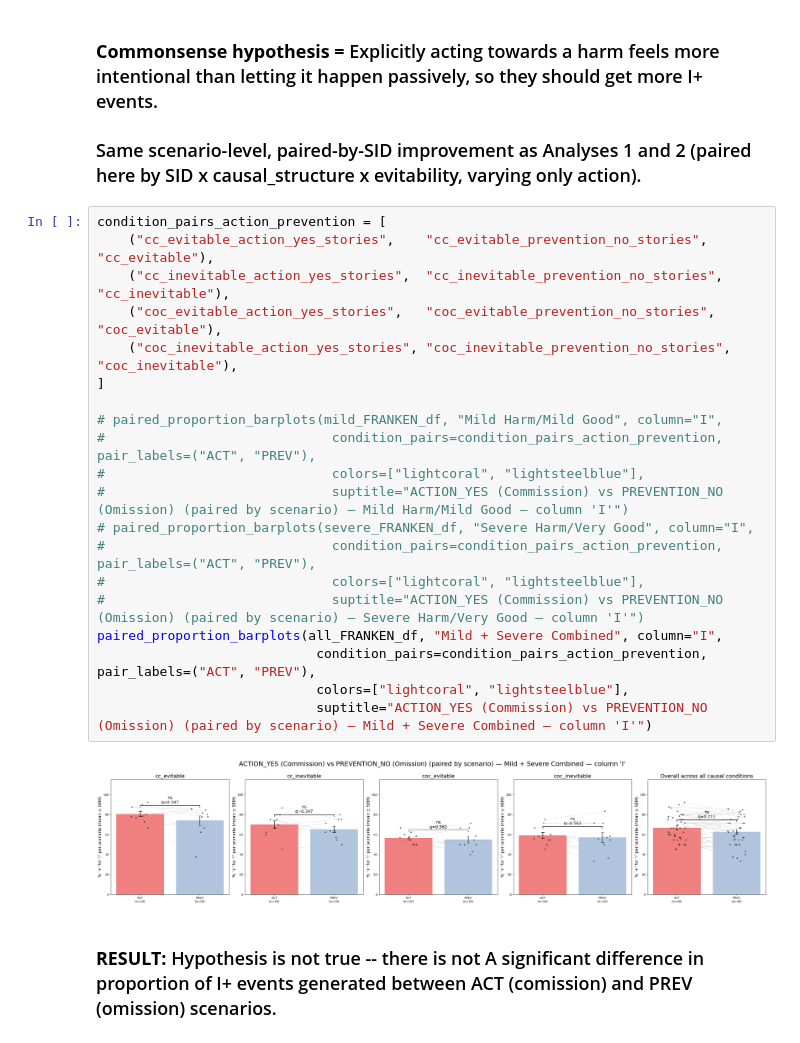
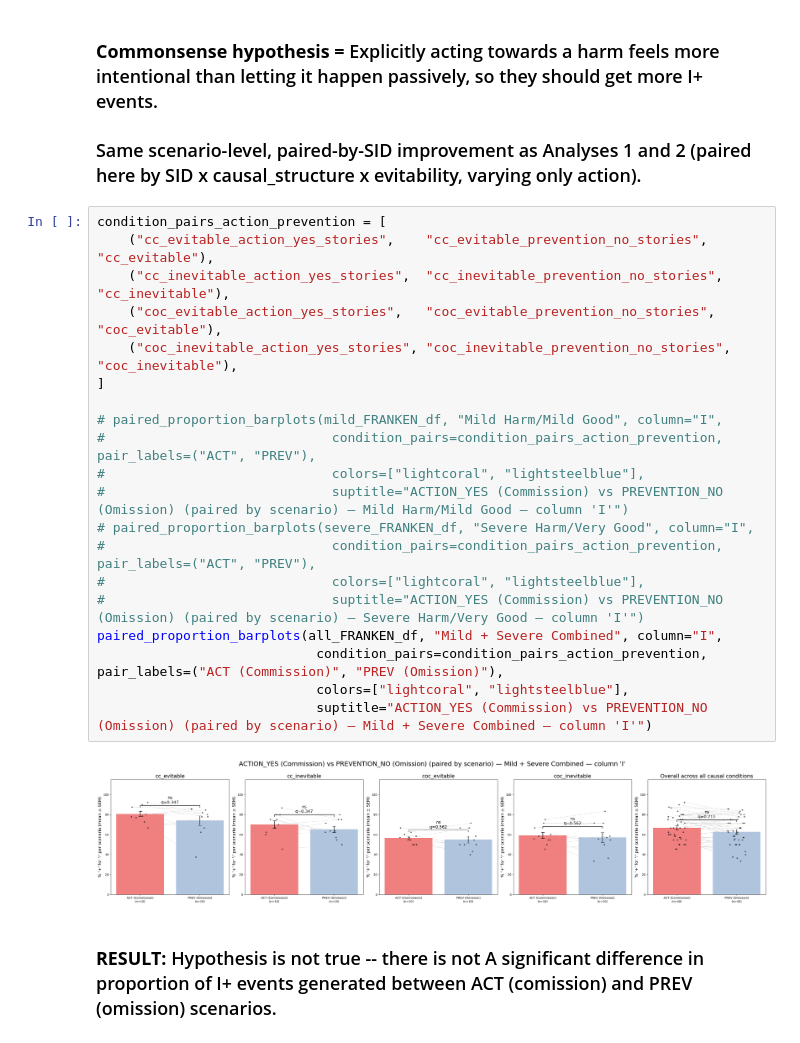
Before and after one commit to AIObjectives/graph_extract, a Jupyter notebook: analysis/franken/analyze_franken_o1o2_revised.ipynb, the cells around one changed output. Drawn from its saved outputs; the diff is of its cells as text.

```diff
--- a/analysis/franken/analyze_franken_o1o2_revised.ipynb
+++ b/analysis/franken/analyze_franken_o1o2_revised.ipynb
@@ -378,25 +378,25 @@ paired_proportion_barplots(all_FRANKEN_df, "Mild + Severe Combined", column="C",
 # %%
 condition_pairs_action_prevention = [
     ("cc_evitable_action_yes_stories",    "cc_evitable_prevention_no_stories",    "cc_evitable"),
     ("cc_inevitable_action_yes_stories",  "cc_inevitable_prevention_no_stories",  "cc_inevitable"),
     ("coc_evitable_action_yes_stories",   "coc_evitable_prevention_no_stories",   "coc_evitable"),
     ("coc_inevitable_action_yes_stories", "coc_inevitable_prevention_no_stories", "coc_inevitable"),
 ]
 
 # paired_proportion_barplots(mild_FRANKEN_df, "Mild Harm/Mild Good", column="I",
 #                             condition_pairs=condition_pairs_action_prevention, pair_labels=("ACT", "PREV"),
 #                             colors=["lightcoral", "lightsteelblue"],
 #                             suptitle="ACTION_YES (Commission) vs PREVENTION_NO (Omission) (paired by scenario) — Mild Harm/Mild Good — column 'I'")
 # paired_proportion_barplots(severe_FRANKEN_df, "Severe Harm/Very Good", column="I",
 #                             condition_pairs=condition_pairs_action_prevention, pair_labels=("ACT", "PREV"),
 #                             colors=["lightcoral", "lightsteelblue"],
 #                             suptitle="ACTION_YES (Commission) vs PREVENTION_NO (Omission) (paired by scenario) — Severe Harm/Very Good — column 'I'")
 paired_proportion_barplots(all_FRANKEN_df, "Mild + Severe Combined", column="I",
-                            condition_pairs=condition_pairs_action_prevention, pair_labels=("ACT", "PREV"),
+                            condition_pairs=condition_pairs_action_prevention, pair_labels=("ACT (Commission)", "PREV (Omission)"),
                             colors=["lightcoral", "lightsteelblue"],
                             suptitle="ACTION_YES (Commission) vs PREVENTION_NO (Omission) (paired by scenario) — Mild + Severe Combined — column 'I'")
 # %% [output]
-[figure, old version]
+[figure, new version]
 # %% [markdown]
 ### **RESULT:** Hypothesis is not true -- there is not A significant difference in proportion of I+ events generated between ACT (comission) and PREV (omission) scenarios.
 # %% [markdown]
```
Also changed, not shown: parts of 12 cells of this notebook, 6 other files.
